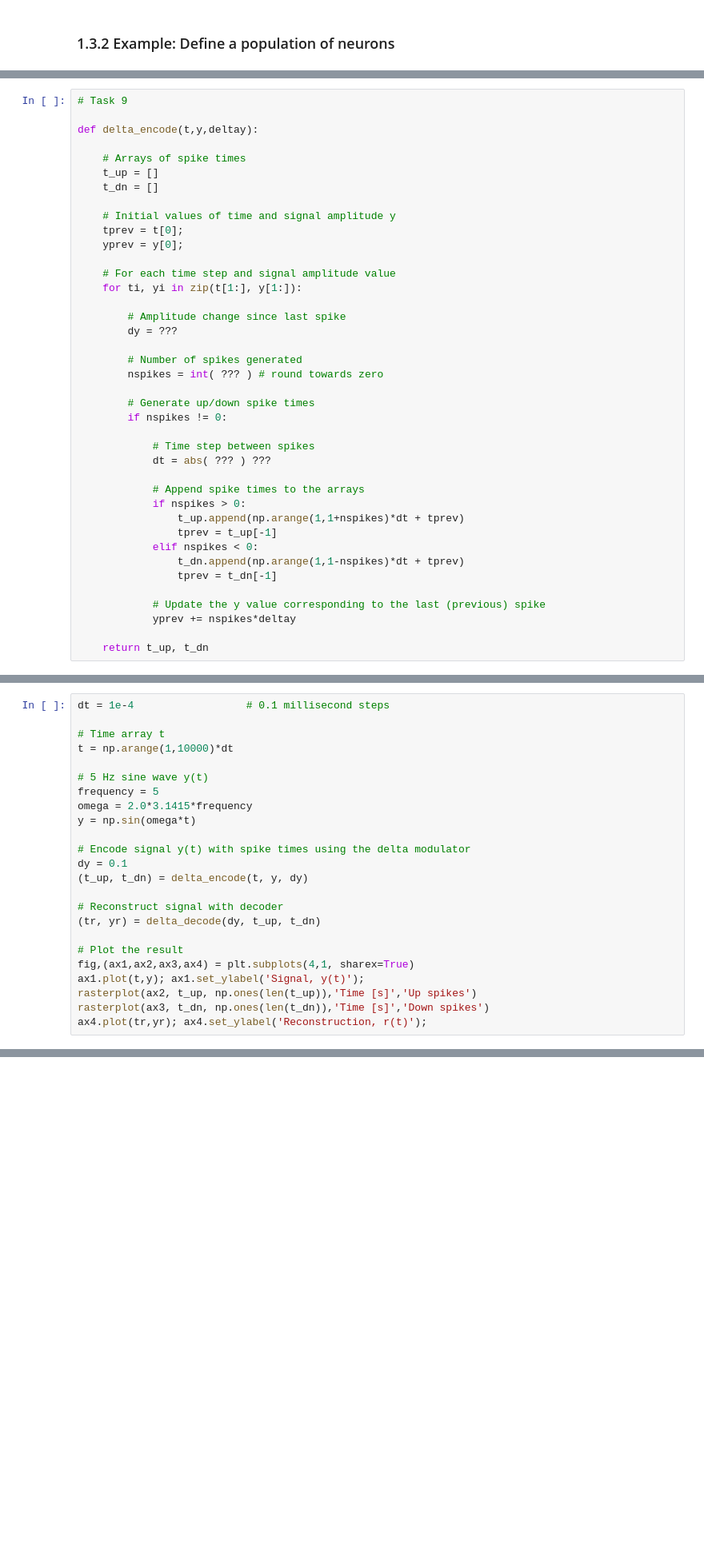
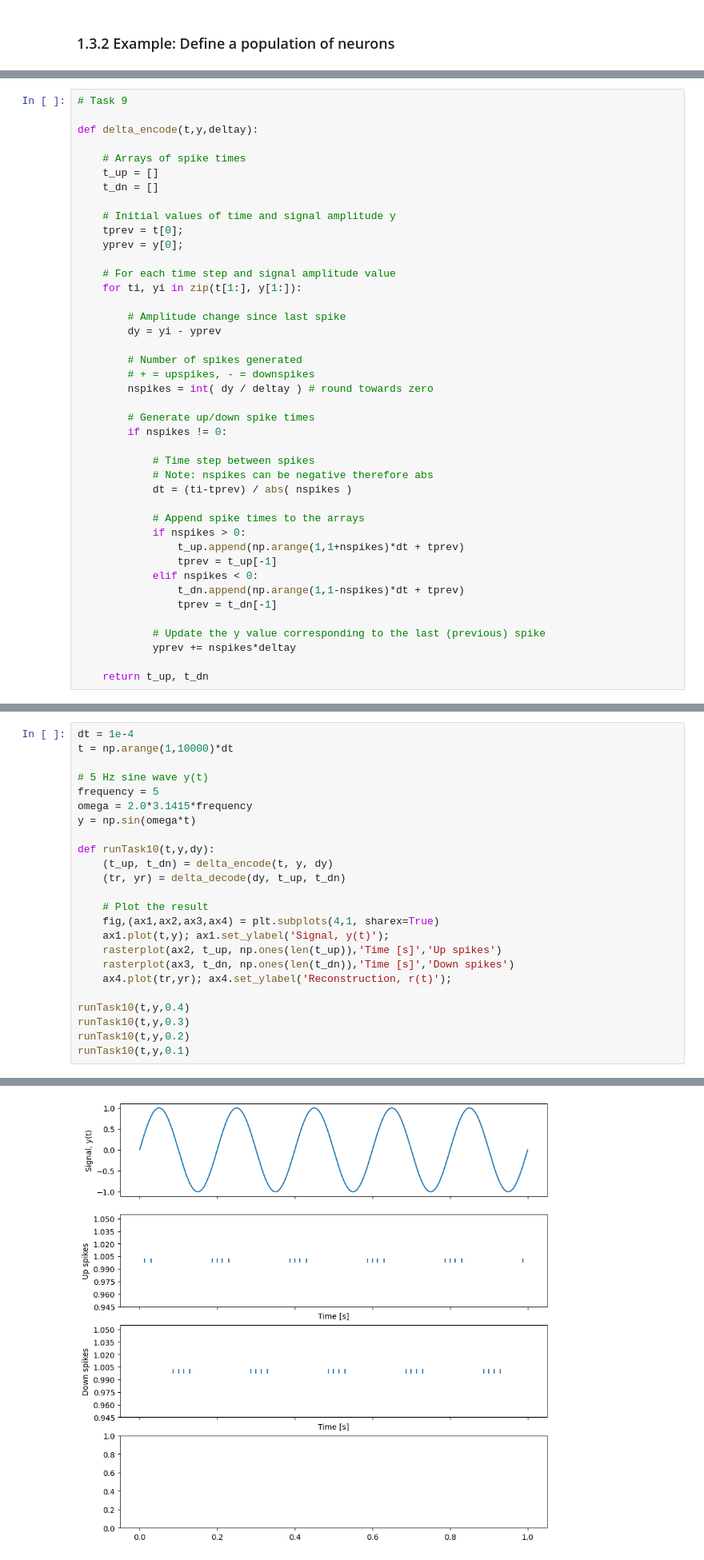
Before and after one commit to afy/d7046e-snn1, a Jupyter notebook: SNN-Exercise-1.ipynb, the cells around one changed output, grey strips where cells are left out. Shown at 80% size. Saved outputs shown, nothing was run; the diff lists cells and outputs as text; blank space fills up the shorter version.

Commit message:
Tasks 1-9 done

```diff
--- a/SNN-Exercise-1.ipynb
+++ b/SNN-Exercise-1.ipynb
@@ -534,16 +557,18 @@ def delta_encode(t,y,deltay):
     for ti, yi in zip(t[1:], y[1:]):
 
         # Amplitude change since last spike
-        dy = ???
+        dy = yi - yprev
 
         # Number of spikes generated
-        nspikes = int( ??? ) # round towards zero
+        # + = upspikes, - = downspikes
+        nspikes = int( dy / deltay ) # round towards zero
 
         # Generate up/down spike times
         if nspikes != 0:
 
             # Time step between spikes
-            dt = abs( ??? ) ???
+            # Note: nspikes can be negative therefore abs
+            dt = (ti-tprev) / abs( nspikes )
 
             # Append spike times to the arrays
             if nspikes > 0:
@@ -617,9 +645,7 @@ def delta_decode(deltay, t_up, t_dn):
 
 **Check your solution:** For small values of $\delta_y$ the reconstructed signal should appear identical to the original 5 Hz sine wave.
 # %%
-dt = 1e-4                  # 0.1 millisecond steps
-
-# Time array t
+dt = 1e-4
 t = np.arange(1,10000)*dt
 
 # 5 Hz sine wave y(t)
@@ -627,16 +653,19 @@ frequency = 5
 omega = 2.0*3.1415*frequency
 y = np.sin(omega*t)
 
-# Encode signal y(t) with spike times using the delta modulator
-dy = 0.1
-(t_up, t_dn) = delta_encode(t, y, dy)
+def runTask10(t,y,dy):
+    (t_up, t_dn) = delta_encode(t, y, dy)
+    (tr, yr) = delta_decode(dy, t_up, t_dn)
 
-# Reconstruct signal with decoder
-(tr, yr) = delta_decode(dy, t_up, t_dn)
+    # Plot the result
+    fig,(ax1,ax2,ax3,ax4) = plt.subplots(4,1, sharex=True)
+    ax1.plot(t,y); ax1.set_ylabel('Signal, y(t)');
+    rasterplot(ax2, t_up, np.ones(len(t_up)),'Time [s]','Up spikes')
+    rasterplot(ax3, t_dn, np.ones(len(t_dn)),'Time [s]','Down spikes')
+    ax4.plot(tr,yr); ax4.set_ylabel('Reconstruction, r(t)');
 
-# Plot the result
-fig,(ax1,ax2,ax3,ax4) = plt.subplots(4,1, sharex=True)
-ax1.plot(t,y); ax1.set_ylabel('Signal, y(t)');
-rasterplot(ax2, t_up, np.ones(len(t_up)),'Time [s]','Up spikes')
-rasterplot(ax3, t_dn, np.ones(len(t_dn)),'Time [s]','Down spikes')
-ax4.plot(tr,yr); ax4.set_ylabel('Reconstruction, r(t)');
+runTask10(t,y,0.4)
+runTask10(t,y,0.3)
+runTask10(t,y,0.2)
+runTask10(t,y,0.1)
+# %% [output]
@@ -643,3 +673,4 @@ ax4.plot(tr,yr); ax4.set_ylabel('Reconstruction, r(t)');
+[figure, added]
 # %% [markdown]
 ### Additional references
 
```
Also changed, not shown: parts of 10 cells of this notebook.
